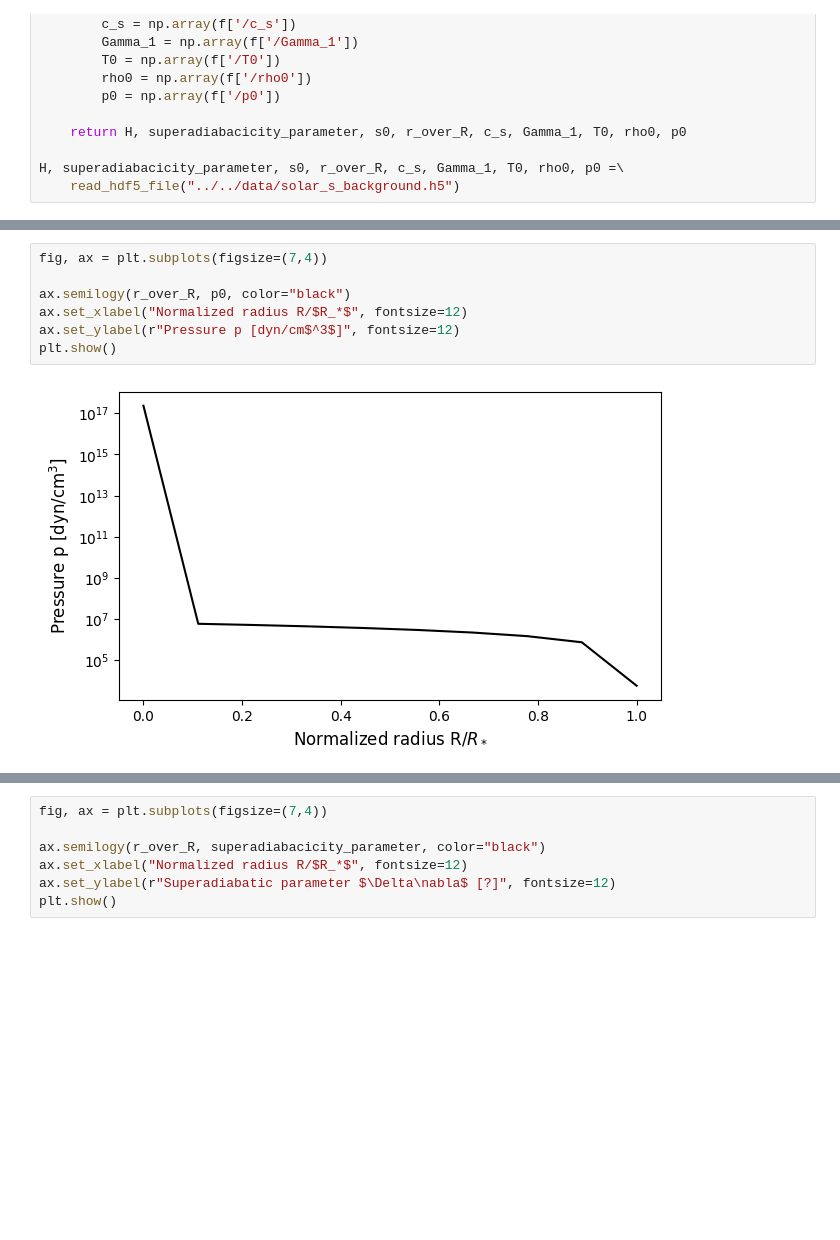
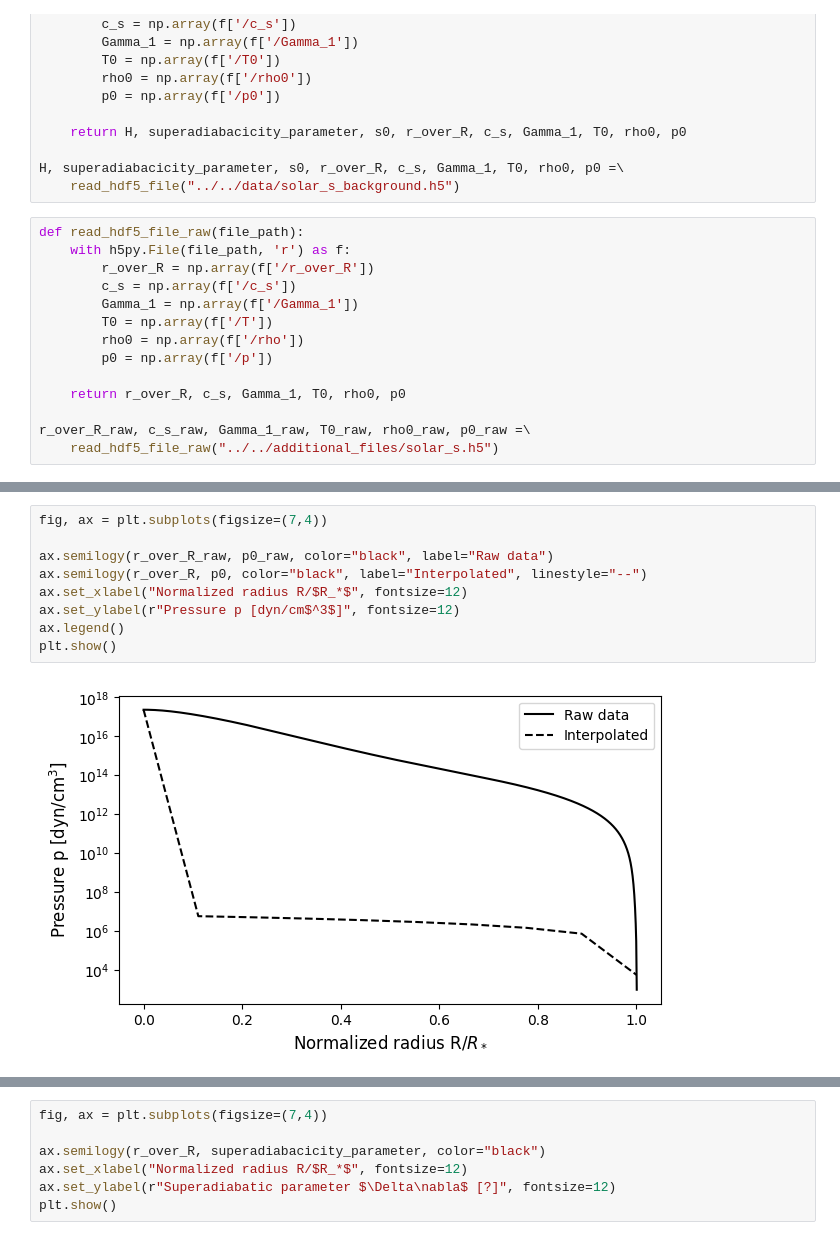
Before and after one commit to tabjone/2DHDCZ, a Jupyter notebook: testing/test_solar_s_background/plot_solar_s.ipynb, the cells around one changed output, grey strips where cells are left out. Saved outputs shown, nothing was run; the diff lists cells and outputs as text; blank space fills up the shorter version.

Commit message:
UPDATE: Interpolation vs. raw data plots

```diff
--- a/testing/test_solar_s_background/plot_solar_s.ipynb
+++ b/testing/test_solar_s_background/plot_solar_s.ipynb
@@ -19,6 +19,20 @@ def read_hdf5_file(file_path):
 
 H, superadiabacicity_parameter, s0, r_over_R, c_s, Gamma_1, T0, rho0, p0 =\
     read_hdf5_file("../../data/solar_s_background.h5")
+# %%
+def read_hdf5_file_raw(file_path):
+    with h5py.File(file_path, 'r') as f:
+        r_over_R = np.array(f['/r_over_R'])
+        c_s = np.array(f['/c_s'])
+        Gamma_1 = np.array(f['/Gamma_1'])
+        T0 = np.array(f['/T'])
+        rho0 = np.array(f['/rho'])
+        p0 = np.array(f['/p'])
+
+    return r_over_R, c_s, Gamma_1, T0, rho0, p0
+
+r_over_R_raw, c_s_raw, Gamma_1_raw, T0_raw, rho0_raw, p0_raw =\
+    read_hdf5_file_raw("../../additional_files/solar_s.h5")
 # %%
 fig, ax = plt.subplots(figsize=(7,4))
 
@@ -49,12 +69,14 @@ plt.show()
 # %%
 fig, ax = plt.subplots(figsize=(7,4))
 
-ax.semilogy(r_over_R, p0, color="black")
+ax.semilogy(r_over_R_raw, p0_raw, color="black", label="Raw data")
+ax.semilogy(r_over_R, p0, color="black", label="Interpolated", linestyle="--")
 ax.set_xlabel("Normalized radius R/$R_*$", fontsize=12)
 ax.set_ylabel(r"Pressure p [dyn/cm$^3$]", fontsize=12)
+ax.legend()
 plt.show()
 # %% [output]
-[figure, old version]
+[figure, new version]
 # %%
 fig, ax = plt.subplots(figsize=(7,4))
 
```
Also changed, not shown: parts of 5 cells of this notebook.
